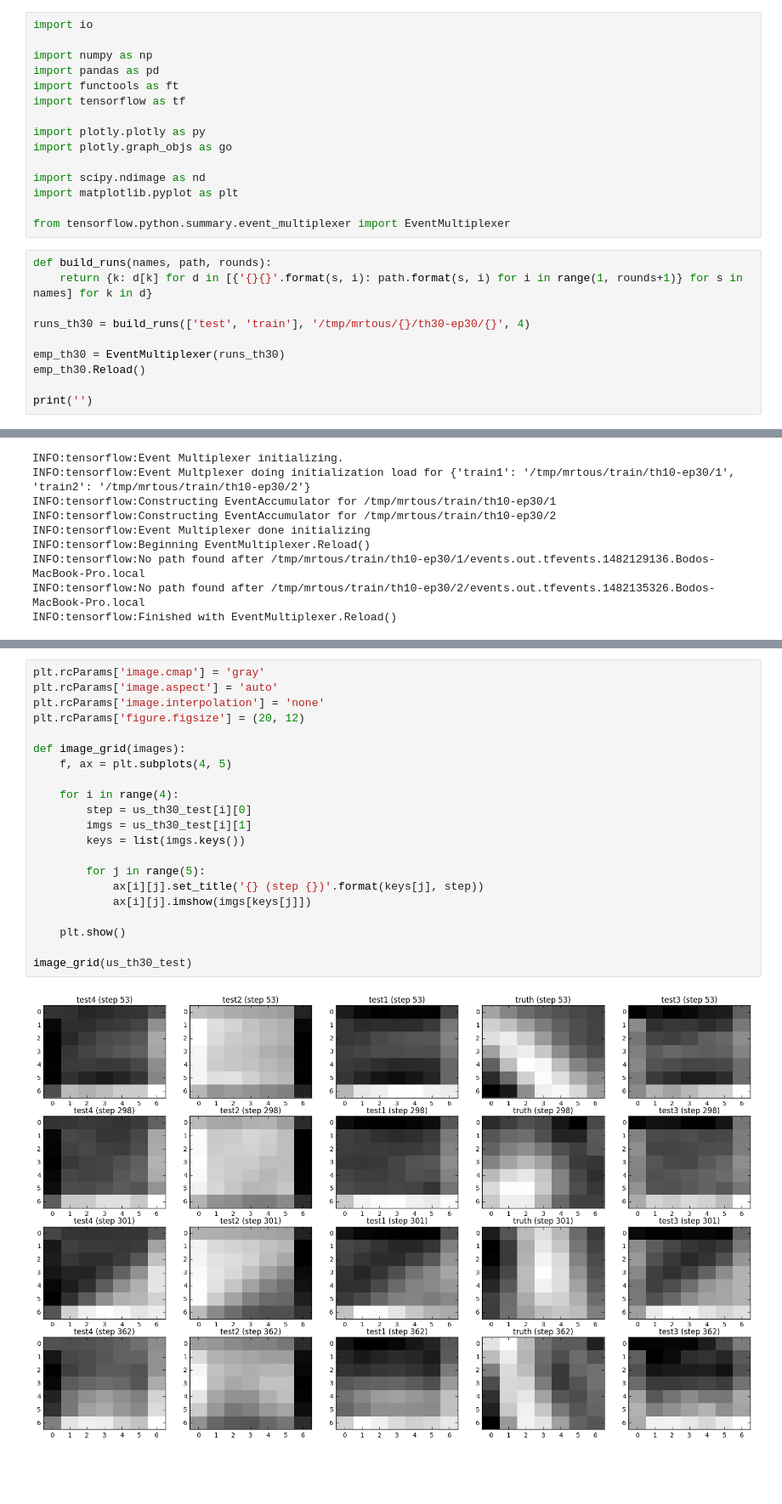
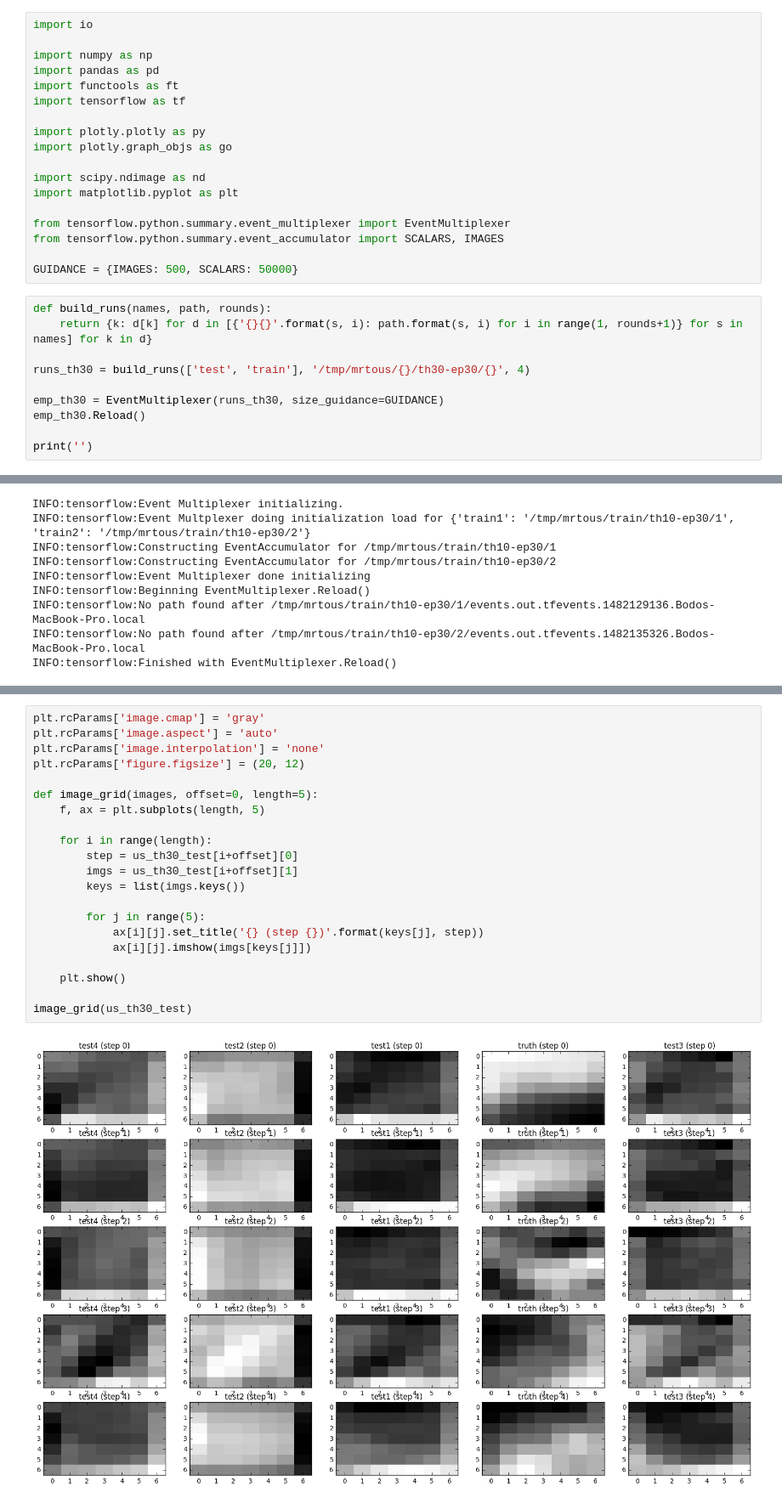
Before and after one commit to bodokaiser/mrtous-old, a Jupyter notebook: nb/events.ipynb, the cells around one changed output, grey strips where cells are left out. Shown at 85% size. Cells and saved outputs as stored; diff of their text form; blank space fills up the shorter version.

Commit message:
updated event multiplexer limits

```diff
--- a/nb/events.ipynb
+++ b/nb/events.ipynb
@@ -13,13 +13,16 @@ import scipy.ndimage as nd
 import matplotlib.pyplot as plt
 
 from tensorflow.python.summary.event_multiplexer import EventMultiplexer
+from tensorflow.python.summary.event_accumulator import SCALARS, IMAGES
+
+GUIDANCE = {IMAGES: 500, SCALARS: 50000}
 # %%
 def build_runs(names, path, rounds):
     return {k: d[k] for d in [{'{}{}'.format(s, i): path.format(s, i) for i in range(1, rounds+1)} for s in names] for k in d}
 
 runs_th30 = build_runs(['test', 'train'], '/tmp/mrtous/{}/th30-ep30/{}', 4)
 
-emp_th30 = EventMultiplexer(runs_th30)
+emp_th30 = EventMultiplexer(runs_th30, size_guidance=GUIDANCE)
 emp_th30.Reload()
 
 print('')
@@ -104,23 +124,23 @@ us_th30_train = extract_images(emp_th30, ['train1', 'train2', 'train3', 'train4'
 # %%
 plt.rcParams['image.cmap'] = 'gray'
 plt.rcParams['image.aspect'] = 'auto'
 plt.rcParams['image.interpolation'] = 'none'
 plt.rcParams['figure.figsize'] = (20, 12)
 
-def image_grid(images):
-    f, ax = plt.subplots(4, 5)
+def image_grid(images, offset=0, length=5):
+    f, ax = plt.subplots(length, 5)
 
-    for i in range(4):
-        step = us_th30_test[i][0]
-        imgs = us_th30_test[i][1]
+    for i in range(length):
+        step = us_th30_test[i+offset][0]
+        imgs = us_th30_test[i+offset][1]
         keys = list(imgs.keys())
 
         for j in range(5):
             ax[i][j].set_title('{} (step {})'.format(keys[j], step))
             ax[i][j].imshow(imgs[keys[j]])
 
     plt.show()
 
 image_grid(us_th30_test)
 # %% [output]
-[figure, old version]
+[figure, new version]
```
Also changed, not shown: parts of 7 cells of this notebook.
